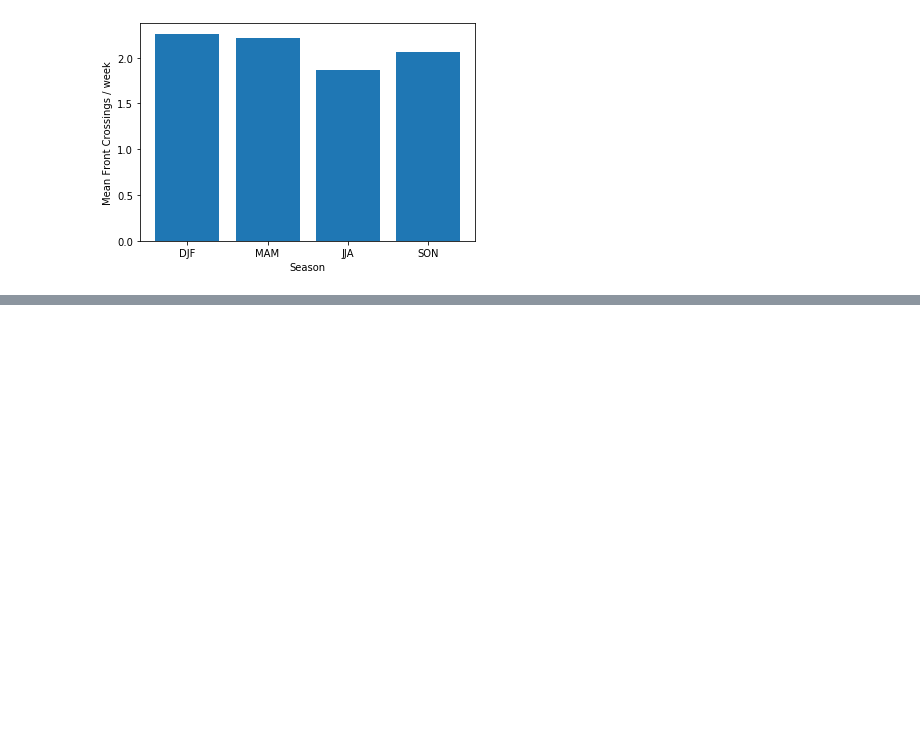
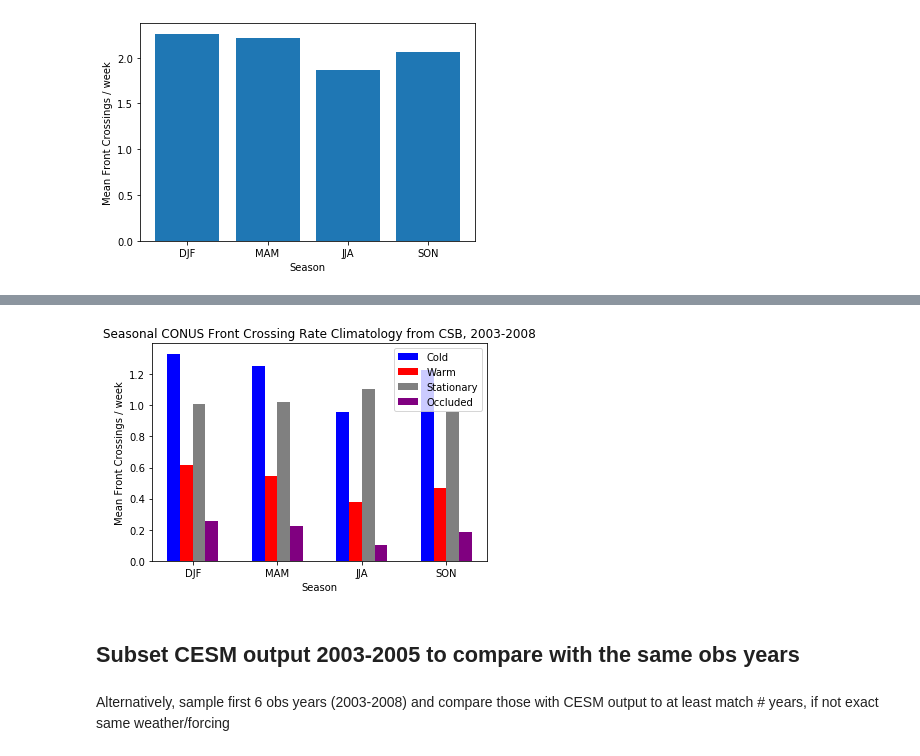
Before and after one commit to katiedagon/ML-extremes, a Jupyter notebook: notebooks/FrontsAnalysis_crossingrates.ipynb, the cells around one changed output, grey strips where cells are left out. Saved outputs shown, nothing was run; the diff lists cells and outputs as text; code cells hidden in the pictures; blank space fills up the shorter version.

```diff
--- a/notebooks/FrontsAnalysis_crossingrates.ipynb
+++ b/notebooks/FrontsAnalysis_crossingrates.ipynb
@@ -108,0 +120,3 @@ ax.legend();
+# %%
+csb_rates_fronts = xr.open_dataset(csb_file_path+csb_rates_file)
+csb_rates_fronts
@@ -108,0 +141,38 @@ ax.legend();
+# %%
+csb_srates_clim = csb_rates_fronts.seasonal_rate_climatology
+# %%
+# approx. lat/lon here to get a CONUS rectangular region
+csb_srates_clim_CONUS = csb_srates_clim.sel(lat=slice(26,50), lon=slice(-125, -68)) # MERRA2 grid lons
+# %%
+csb_srates_clim_CONUS_mean_wk = csb_srates_clim_CONUS.mean(("lon","lat"))*7 # convert counts/day to counts/wk
+# %%
+fig, ax = plt.subplots()
+
+w = 0.15
+labels = ['DJF', 'MAM', 'JJA', 'SON']
+nseason = len(labels)
+x = np.arange(nseason)  # the label locations
+
+position = x + (w*(1-nseason)/2) + 0*w
+ax.bar(position, csb_srates_clim_CONUS_mean_wk[:,0], width=w, label="Cold", color='blue')
+position = x + (w*(1-nseason)/2) + 1*w
+ax.bar(position, csb_srates_clim_CONUS_mean_wk[:,1], width=w, label="Warm", color='red')
+position = x + (w*(1-nseason)/2) + 2*w
+ax.bar(position, csb_srates_clim_CONUS_mean_wk[:,2], width=w, label="Stationary", color='grey')
+position = x + (w*(1-nseason)/2) + 3*w
+ax.bar(position, csb_srates_clim_CONUS_mean_wk[:,3], width=w, label="Occluded", color='purple')
+
+#ax.set_title('Seasonal CONUS Front Crossing Rate Climatology from CSB, 2003-2005')
+ax.set_title('Seasonal CONUS Front Crossing Rate Climatology from CSB, 2003-2008')
+ax.set_ylabel('Mean Front Crossings / week')
+ax.set_xlabel('Season')
+ax.set_xticks(x)
+ax.set_xticklabels(labels)
+
+ax.legend();
+# %% [output]
+[figure, added]
+# %% [markdown]
+## Subset CESM output 2003-2005 to compare with the same obs years
+# %% [markdown]
+Alternatively, sample first 6 obs years (2003-2008) and compare those with CESM output to at least match # years, if not exact same weather/forcing
```
Also changed, not shown: parts of 49 cells of this notebook, 10 other files.
